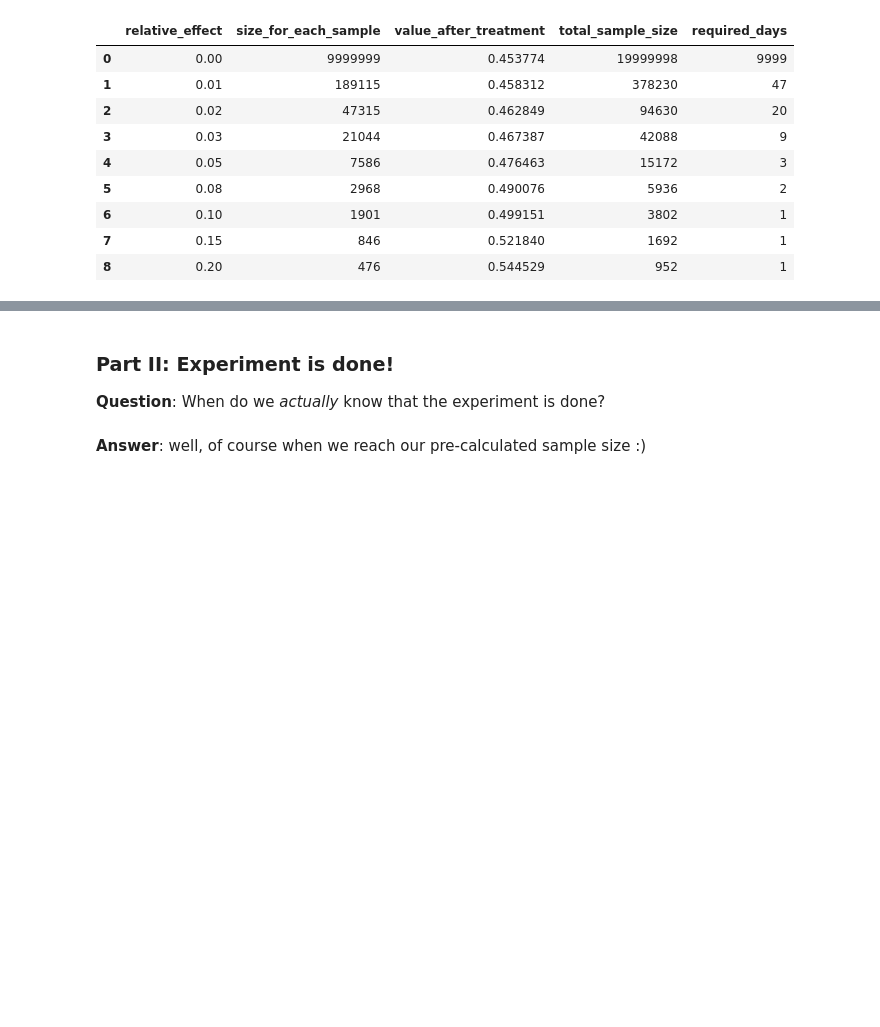
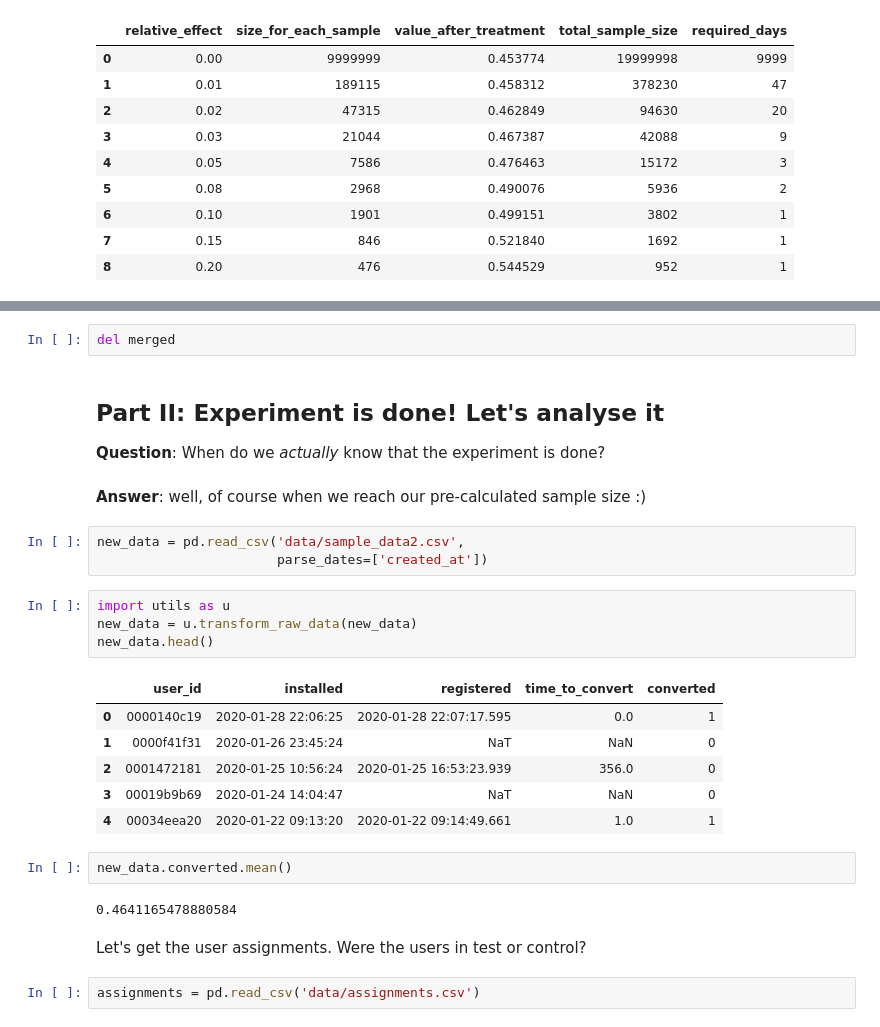
Before and after one commit to TCG85/ab-testing-intro, a Jupyter notebook: ironhack_presentation_20200213.ipynb, the cells around one changed output, grey strips where cells are left out. Cells and saved outputs as stored; diff of their text form; blank space fills up the shorter version.

```diff
--- a/ironhack_presentation_20200213.ipynb
+++ b/ironhack_presentation_20200213.ipynb
@@ -515,6 +521,30 @@ plt.show()
+# %%
+del merged
 # %% [markdown]
-### Part II: Experiment is done!
+## Part II: Experiment is done! Let's analyse it
 
 **Question**: When do we _actually_ know that the experiment is done?
 # %% [markdown]
 **Answer**: well, of course when we reach our pre-calculated sample size :)
+# %%
+new_data = pd.read_csv('data/sample_data2.csv',
+                       parse_dates=['created_at'])
+# %%
+import utils as u
+new_data = u.transform_raw_data(new_data)
+new_data.head()
+# %% [output]
+|  | user_id | installed | registered | time_to_convert | converted |
+| 0 | 0000140c19 | 2020-01-28 22:06:25 | 2020-01-28 22:07:17.595 | 0.0 | 1 |
+| 1 | 0000f41f31 | 2020-01-26 23:45:24 | NaT | NaN | 0 |
+| 2 | 0001472181 | 2020-01-25 10:56:24 | 2020-01-25 16:53:23.939 | 356.0 | 0 |
+| 3 | 00019b9b69 | 2020-01-24 14:04:47 | NaT | NaN | 0 |
+| 4 | 00034eea20 | 2020-01-22 09:13:20 | 2020-01-22 09:14:49.661 | 1.0 | 1 |
+# %%
+new_data.converted.mean()
+# %% [output]
+0.4641165478880584
+# %% [markdown]
+Let's get the user assignments. Were the users in test or control?
+# %%
+assignments = pd.read_csv('data/assignments.csv')
```
Also changed, not shown: parts of 61 cells of this notebook, 9 other files.
